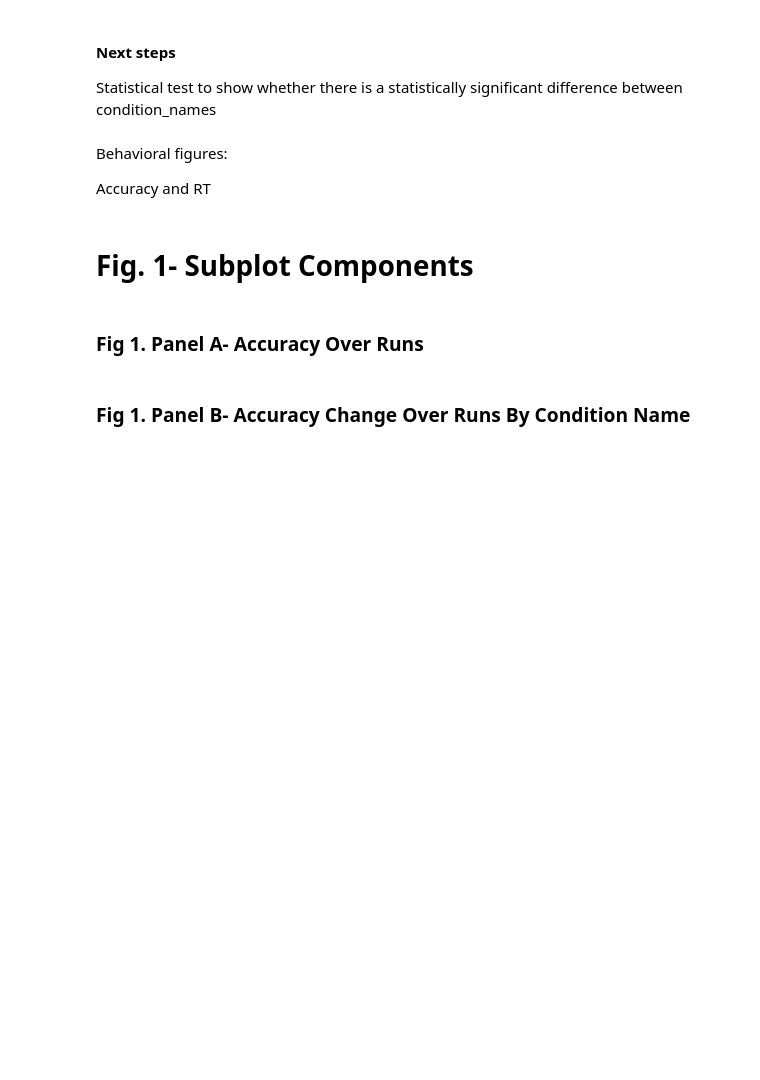
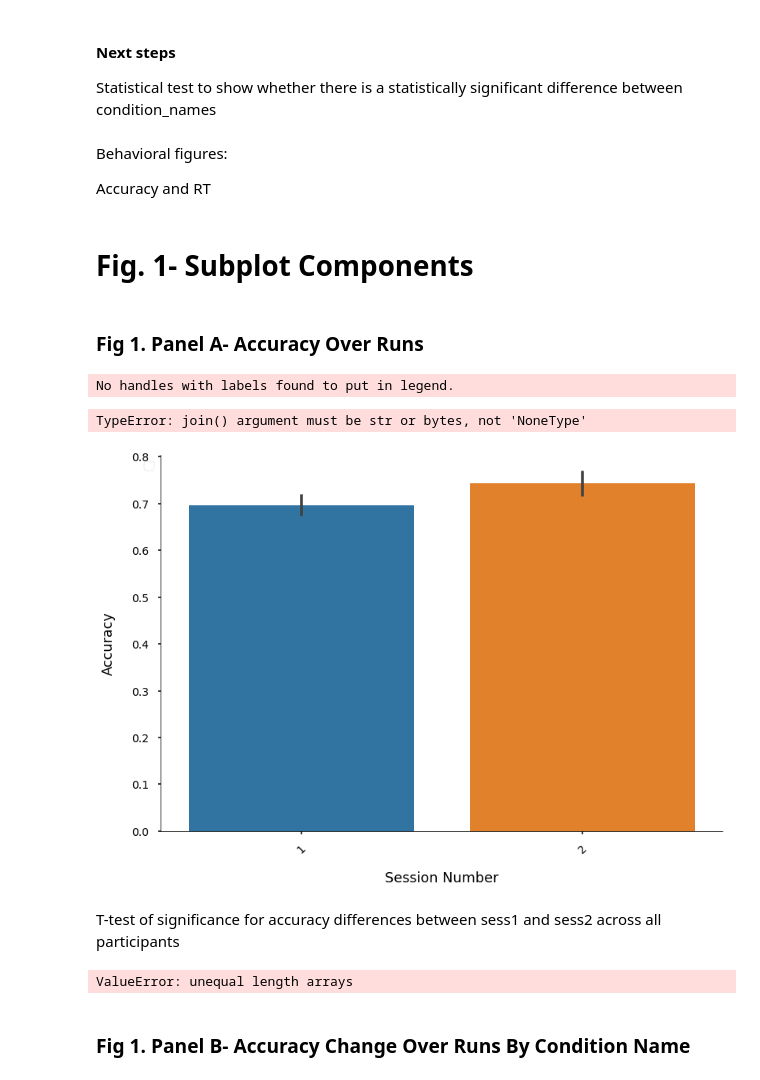
Before and after one commit to maedbhk/action_prediction, a Jupyter notebook: notebooks/1.0-mk-social_prediction-sl-exploratory.ipynb, the cells around one changed output. Cells and saved outputs as stored; diff of their text form; code cells hidden in the pictures; blank space fills up the shorter version.

```diff
--- a/notebooks/1.0-mk-social_prediction-sl-exploratory.ipynb
+++ b/notebooks/1.0-mk-social_prediction-sl-exploratory.ipynb
@@ -147,5 +186,9 @@ Accuracy and RT
 ### Fig 1. Panel A- Accuracy Over Runs
 # %%
 
-#fig1A= vis.plot_acc(dataframe=df_behav, x='run_num', hue = None,
-                     #x_title = "Run Number", fig_title = "Fig. 1A", save_title = 'Fig1A.png')
+fig1A= vis.plot_acc(dataframe=df_sess, x='sess', hue = None,
+                    x_title = "Session Number", save_title = None)
+# %% [output]
+No handles with labels found to put in legend.
+TypeError: join() argument must be str or bytes, not 'NoneType'
+[figure, added]
@@ -152,3 +197,16 @@ Accuracy and RT
+# %% [markdown]
+T-test of significance for accuracy differences between sess1 and sess2 across all participants
+# %%
+# group by whichever variables you are interested
+# run a T-test
+# let's first run a T-test (i.e. one-way ANOVA on RT diff between patient and control)
+df_sess = df_merged.groupby(['subj', 'sess'])['corr_resp'].mean().reset_index()
+sess1_acc = df_sess.query('sess == 1')['corr_resp']
+sess2_acc = df_sess.query('sess == 2')['corr_resp']
+t, p = ttest_ind(sess1_acc, sess2_acc)
+print(f't(21)={t}, p={p}')
+# %% [output]
+ValueError: unequal length arrays
 # %% [markdown]
 ### Fig 1. Panel B- Accuracy Change Over Runs By Condition Name
 # %%
```
Also changed, not shown: parts of 43 cells of this notebook, 21 other files.
